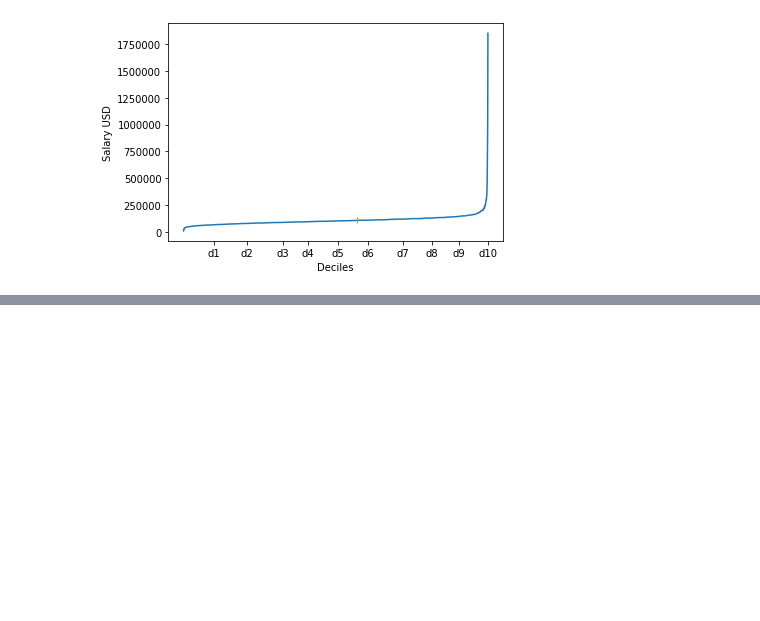
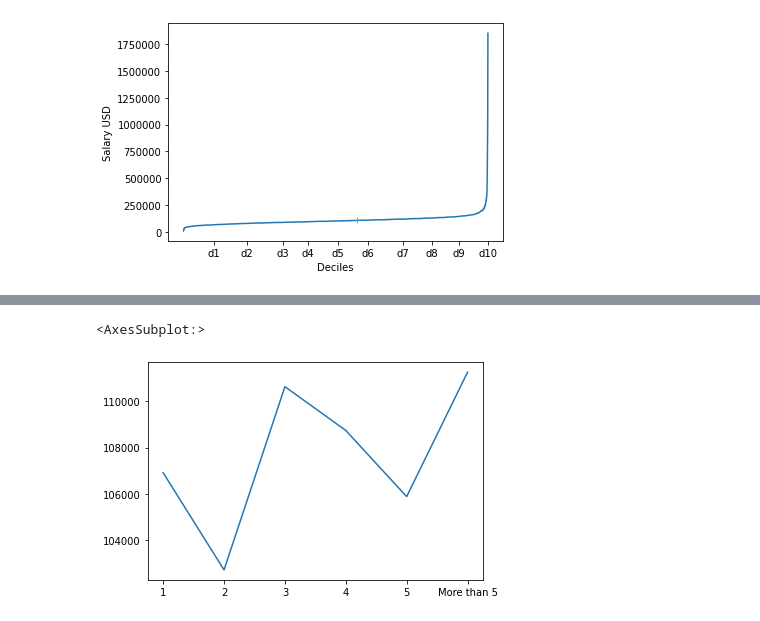
Before and after one commit to MistSF/American-Dream, a Jupyter notebook: notebook/career_visualisation.ipynb, the cells around one changed output, grey strips where cells are left out. Cells and saved outputs as stored; diff of their text form; code cells hidden in the pictures; blank space fills up the shorter version.

```diff
--- a/notebook/career_visualisation.ipynb
+++ b/notebook/career_visualisation.ipynb
@@ -48,0 +76,14 @@ salaryJobPlot.figure.set_size_inches(30,5)
+# %%
+#Salary by team size
+slrbyTeampSize = data[["SalaryUSD", "OtherPeopleOnYourTeam"]]
+groupTeamSize = slrbyTeampSize.groupby("OtherPeopleOnYourTeam")
+
+Teammean = {}
+for x in groupTeamSize :
+    if x[0] != "None" :
+        Teammean[x[0]] = x[1].SalaryUSD.mean()
+
+sns.lineplot(data=Teammean)
+# %% [output]
+<AxesSubplot:>
+[figure, added]
```
Also changed, not shown: parts of 5 cells of this notebook.
